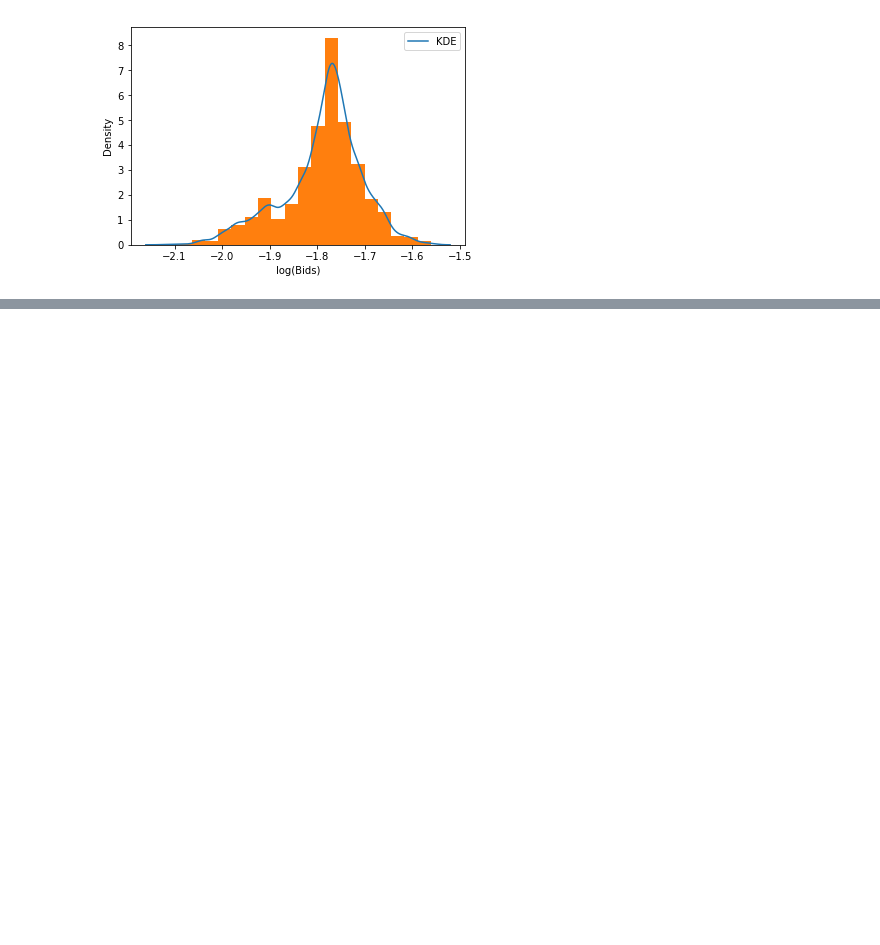
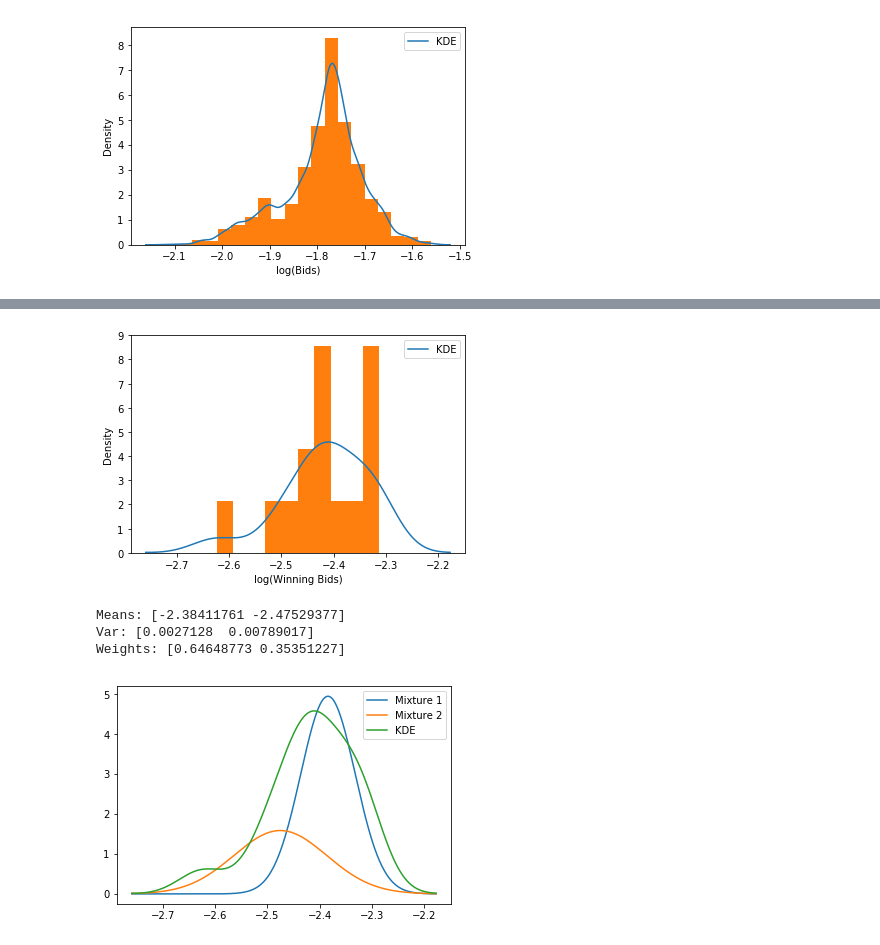
Before and after one commit to ericschulman/tx_milk_2yp, a Jupyter notebook: mixture.ipynb, the cells around one changed output, grey strips where cells are left out. Cells and saved outputs as stored; diff of their text form; code cells hidden in the pictures; blank space fills up the shorter version.

```diff
--- a/mixture.ipynb
+++ b/mixture.ipynb
@@ -85,0 +96,39 @@ plt.show()
+# %%
+wbids = data['WW'][data['WIN']==1]
+lwbids = np.array(np.log(wbids[ (wbids<=.1) & (wbids<=.21) ]))
+
+
+dens = sm.nonparametric.KDEUnivariate(lwbids)
+dens.fit()
+
+plt.plot(dens.support, dens.density, label='KDE')
+plt.hist(lwbids,10,density=True)
+plt.xlabel('log(Winning Bids)')
+plt.ylabel('Density')
+plt.legend()
+plt.show()
+
+
+
+g = mixture.GaussianMixture(n_components=2)
+g.fit(lwbids.reshape(lwbids.shape[0],1))
+
+print 'Means: %s'%g.means_[:,0]
+print 'Var: %s'%g.covariances_[:,0,0]
+print 'Weights: %s'%g.weights_
+
+#first see stocahstic dominance
+comp1 = g.weights_[0]*stats.norm.pdf(dens.support,g.means_[0,0],g.covariances_[0,0]**.5)
+comp2 = g.weights_[1]*stats.norm.pdf(dens.support,g.means_[1,0],g.covariances_[1,0]**.5)
+
+plt.plot(dens.support, comp1, label='Mixture 1')
+plt.plot(dens.support, comp2, label='Mixture 2')
+plt.plot(dens.support, dens.density, label='KDE')
+plt.legend()
+plt.show()
+# %% [output]
+[figure, added]
+Means: [-2.38411761 -2.47529377]
+Var: [0.0027128  0.00789017]
+Weights: [0.64648773 0.35351227]
+[figure, added]
```
Also changed, not shown: parts of 5 cells of this notebook, 1 other file.
